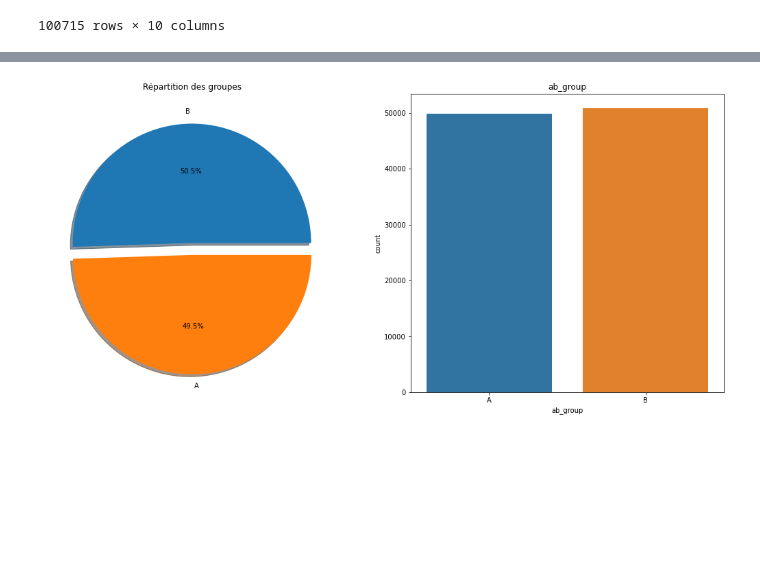
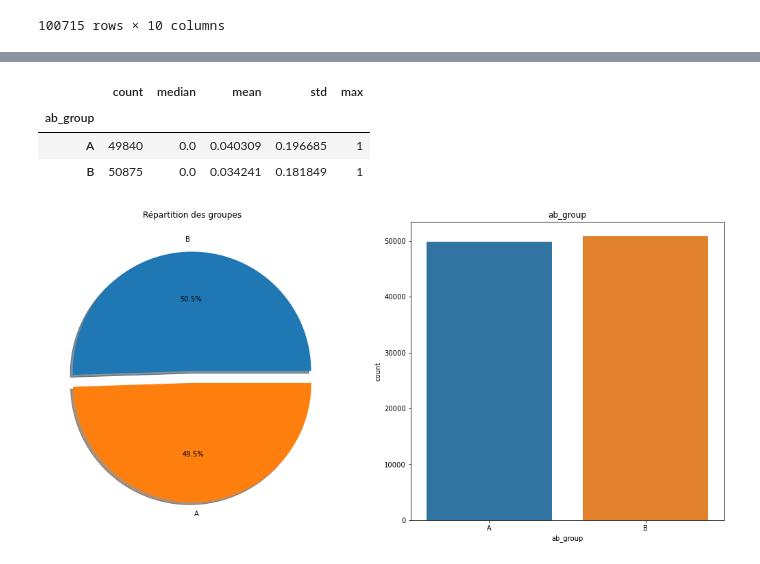
Before and after one commit to Andre-Ongani/Python, a Jupyter notebook: AB test.ipynb, the cells around one changed output, grey strips where cells are left out. Drawn from its saved outputs; the diff is of its cells as text; code cells hidden in the pictures; blank space fills up the shorter version.

```diff
--- a/AB test.ipynb
+++ b/AB test.ipynb
@@ -99,3 +141,11 @@ df
+# %%
+# A/B Groups & Target Summary Stats
+df.groupby("ab_group").bool_conversion.agg(["count", "median", "mean", "std", "max"])
+# %% [output]
+|  | count | median | mean | std | max |
+| ab_group |  |  |  |  |  |
+| A | 49840 | 0.0 | 0.040309 | 0.196685 | 1 |
+| B | 50875 | 0.0 | 0.034241 | 0.181849 | 1 |
 # %%
 labels = 'B', 'A'
 f,ax=plt.subplots(1,2,figsize=(18,8))
```
Also changed, not shown: parts of 18 cells of this notebook.
